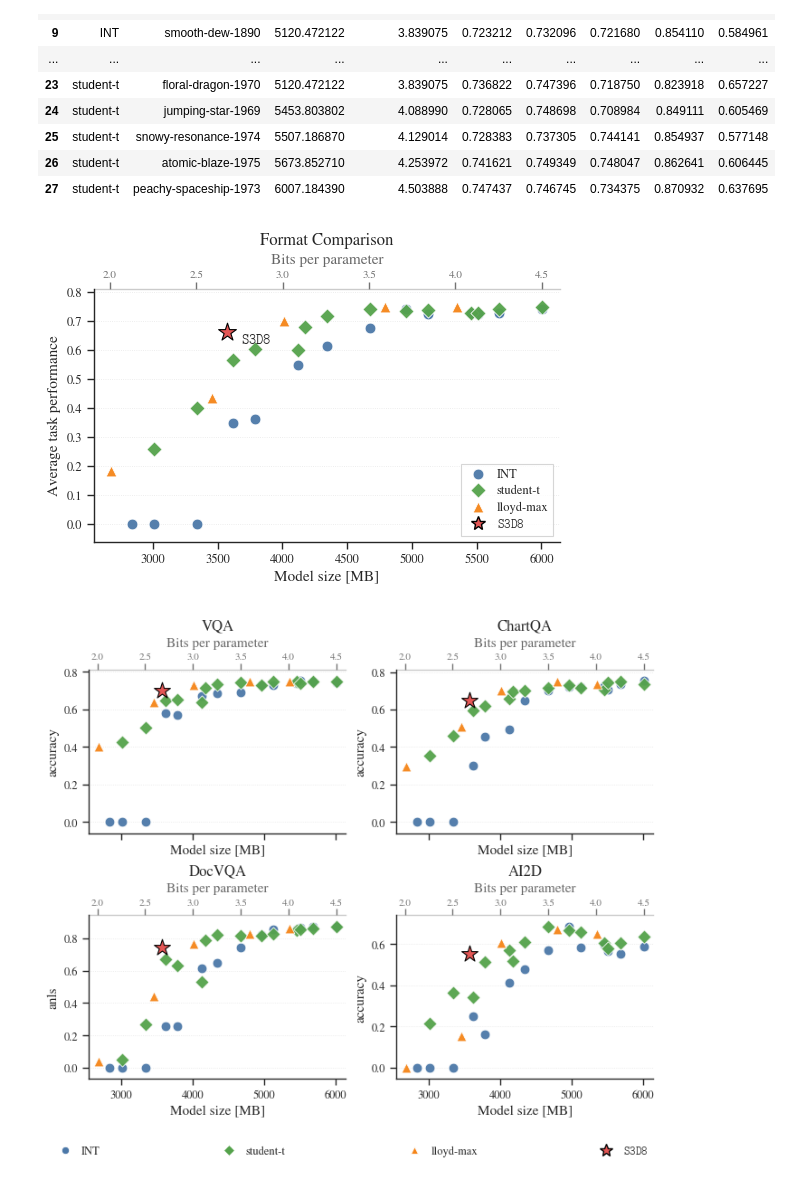
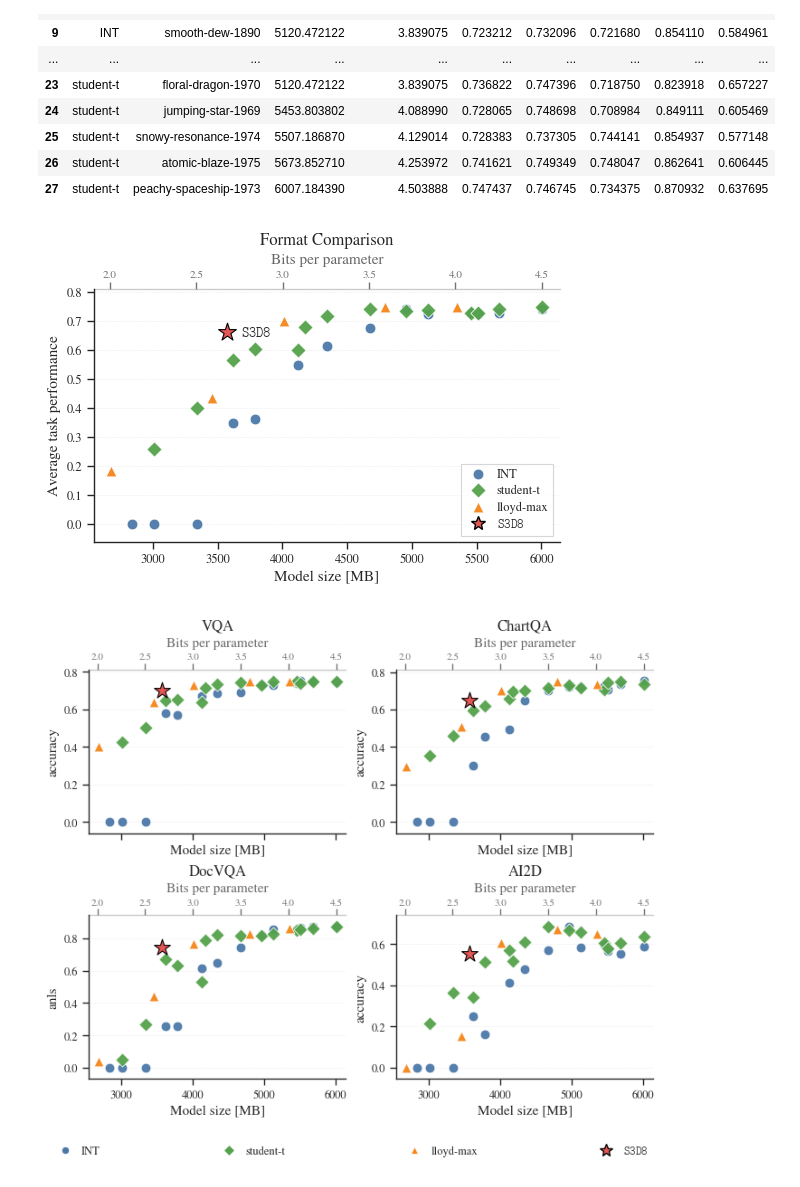
Before and after one commit to graphcore-research/llama-mobile-vlm, a Jupyter notebook: 20260415-PaperFigures.ipynb, the cells around one changed output. Saved outputs shown, nothing was run; the diff lists cells and outputs as text; code cells hidden in the pictures.

```diff
--- a/20260415-PaperFigures.ipynb
+++ b/20260415-PaperFigures.ipynb
@@ -764,15 +812,8 @@ format_styles = {
     "lloyd-max": {"color": COLORS["lloyd_max"], "marker": "^"},
 }
 
-format_df = pd.concat(
-    [
-        runs_dataframe(api, run_name)
-        .loc[lambda df: df["n_steps"] == 2048]
-        .assign(format=label)
-        for label, run_name in format_runs.items()
-    ],
-    ignore_index=True,
-).sort_values(["format", "size", "overall"])
+format_df = labeled_runs_dataframe(api, format_runs, "format", n_steps=2048)
+format_df = format_df.sort_values(["format", "size", "overall"])
 
 display(format_df[["format", "name", "size", "bits_per_param", "overall", *DOWNSTREAM_TASKS]])
 # %% [output]
@@ -797,65 +838,40 @@ display(format_df[["format", "name", "size", "bits_per_param", "overall", *DOWNS
 figsize = (5.2, 3.6)
 fig, ax = plt.subplots(figsize=figsize, constrained_layout=True)
 
-for label, style in format_styles.items():
-    plot_df = format_df.loc[format_df["format"] == label]
-    ax.scatter(
-        plot_df["size"],
-        plot_df["overall"],
-        s=POINT_SIZE,
-        marker=style["marker"],
-        color=style["color"],
-        edgecolor="white",
-        linewidth=EDGE_WIDTH,
-        alpha=POINT_ALPHA,
-        zorder=3,
-        label=label,
-    )
+scatter_groups(ax, format_df, "format", format_styles, "size", "overall", label=True)
 plot_s3d8(ax, our_size, our_perf)
 
 ax.annotate(
     LABELS["s3d8"],
     xy=(our_size, our_perf),
-    xytext=(10, -10),
+    xytext=(10, -5),
     textcoords="offset points",
     fontsize=10,
     ha="left",
     va="bottom",
 )
 ax.set(
     title="Format Comparison",
     xlabel="Model size [MB]",
     ylabel="Average task performance",
 )
 finish_size_axis(ax, size_to_bpp)
 
-handles, labels = ax.get_legend_handles_labels()
-handles.append(
-    Line2D(
-        [],
-        [],
-        marker="*",
-        linestyle="",
-        markersize=10,
-        color=COLORS["s3d8"],
-        markeredgecolor="black",
-        label=LABELS["s3d8"],
-    )
-)
+handles, _ = ax.get_legend_handles_labels()
 ax.legend(
-    handles=handles,
+    handles=[*handles, s3d8_handle()],
     loc="lower right",
     frameon=True,
     fancybox=False,
     edgecolor="0.8",
     labelspacing=0.35,
     handletextpad=0.5,
 )
 
 save_figure(fig, "fig_format_overall.pdf")
 plt.show()
 # %% [output]
-[figure, old version]
+[figure, new version]
 # %%
 figsize = (6.8, 5.6)
 fig, axes = plt.subplots(2, 2, figsize=figsize, sharex=True, constrained_layout=True)
```
Also changed, not shown: parts of 13 cells of this notebook.
